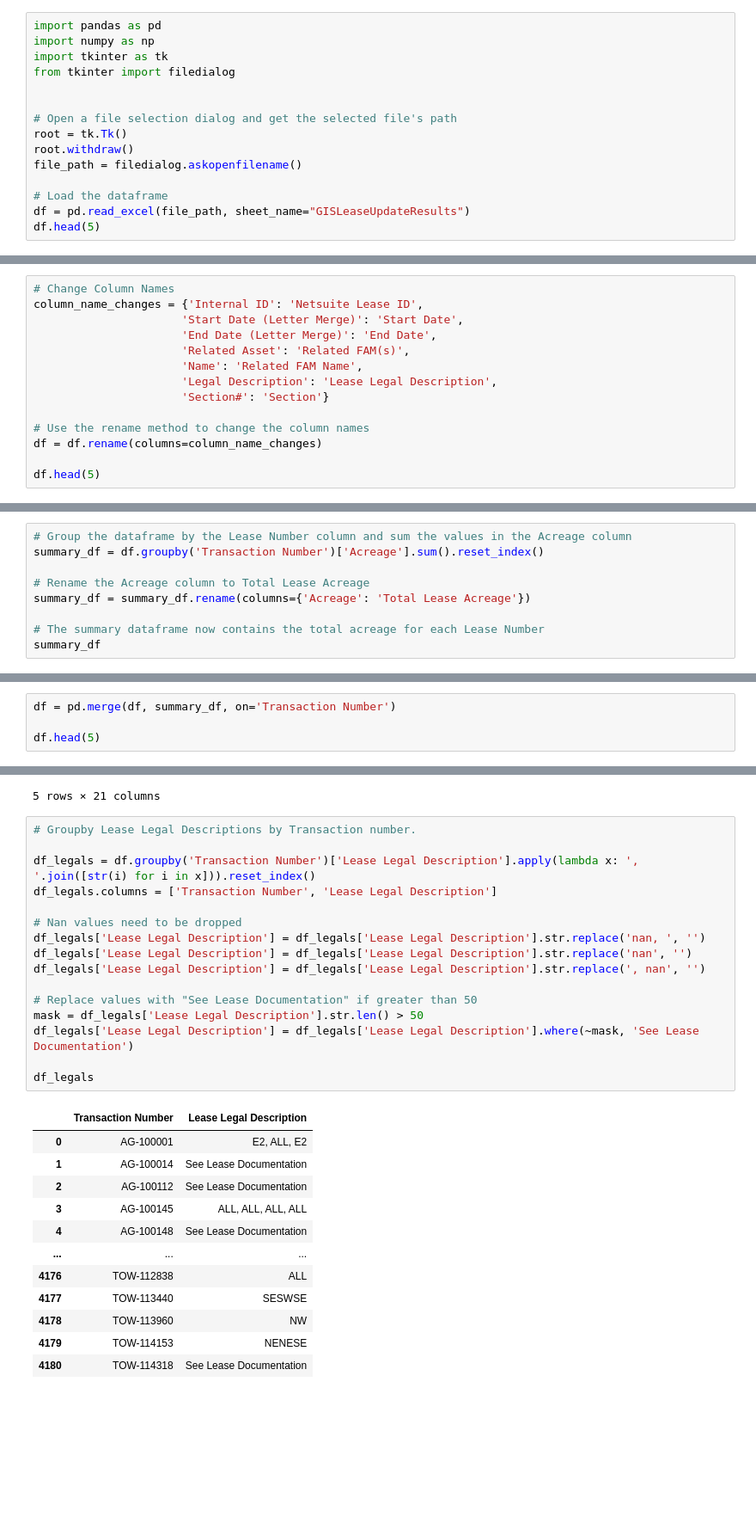
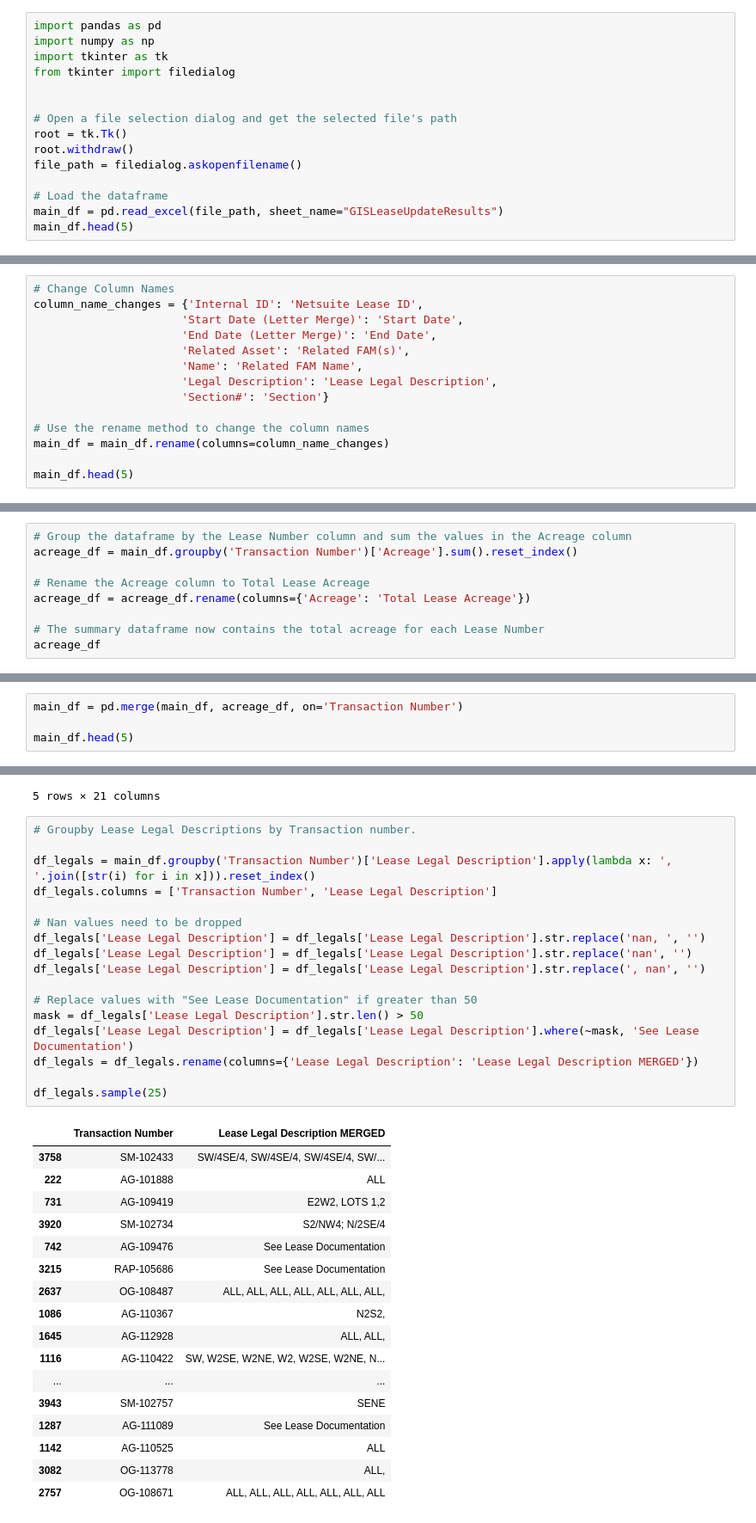
Before and after one commit to lawnshogan/Code, a Jupyter notebook: Python/DataScience/SLB_Lease_Update.ipynb, the cells around one changed output, grey strips where cells are left out. Shown at 86% size. Saved outputs shown, nothing was run; the diff lists cells and outputs as text; blank space fills up the shorter version.

Commit message:
Start Lease Update Script

```diff
--- a/Python/DataScience/SLB_Lease_Update.ipynb
+++ b/Python/DataScience/SLB_Lease_Update.ipynb
@@ -11,8 +11,8 @@ root.withdraw()
 file_path = filedialog.askopenfilename()
 
 # Load the dataframe
-df = pd.read_excel(file_path, sheet_name="GISLeaseUpdateResults")
-df.head(5)
+main_df = pd.read_excel(file_path, sheet_name="GISLeaseUpdateResults")
+main_df.head(5)
 # %% [output]
 |  | Internal ID | Lease Type | Lease Subtype | Transaction Number | Lessee(s) | Legacy Lease Number | ... |
 | 0 | 8601 | Agriculture | Agriculture | AG-100001 | CLARENCE G ELDRINGHOFF, SUSAN ELD... | AG 39761 | ... |
@@ -31,9 +31,9 @@ column_name_changes = {'Internal ID': 'Netsuite Lease ID',
                       'Section#': 'Section'}
 
 # Use the rename method to change the column names
-df = df.rename(columns=column_name_changes)
+main_df = main_df.rename(columns=column_name_changes)
 
-df.head(5)
+main_df.head(5)
 # %% [output]
 |  | Netsuite Lease ID | Lease Type | Lease Subtype | Transaction Number | Lessee(s) | Legacy Lease Number | ... |
 | 0 | 8601 | Agriculture | Agriculture | AG-100001 | CLARENCE G ELDRINGHOFF, SUSAN ELD... | AG 39761 | ... |
@@ -43,13 +43,13 @@ df.head(5)
 | 4 | 8704 | Agriculture | Grazing | AG-100014 | NATURE CONSERVANCY, DICK TANNER, ... | AG 42264 | ... |
 # %%
 # Group the dataframe by the Lease Number column and sum the values in the Acreage column
-summary_df = df.groupby('Transaction Number')['Acreage'].sum().reset_index()
+acreage_df = main_df.groupby('Transaction Number')['Acreage'].sum().reset_index()
 
 # Rename the Acreage column to Total Lease Acreage
-summary_df = summary_df.rename(columns={'Acreage': 'Total Lease Acreage'})
+acreage_df = acreage_df.rename(columns={'Acreage': 'Total Lease Acreage'})
 
 # The summary dataframe now contains the total acreage for each Lease Number
-summary_df
+acreage_df
 # %% [output]
 |  | Transaction Number | Total Lease Acreage |
 | 0 | AG-100001 | 960.000 |
@@ -65,9 +65,9 @@ summary_df
 | 4180 | TOW-114318 | 2.760 |
 4181 rows × 2 columns
 # %%
-df = pd.merge(df, summary_df, on='Transaction Number')
+main_df = pd.merge(main_df, acreage_df, on='Transaction Number')
 
-df.head(5)
+main_df.head(5)
 # %% [output]
 |  | Netsuite Lease ID | Lease Type | Lease Subtype | Transaction Number | Lessee(s) | Legacy Lease Number | ... |
 | 0 | 8601 | Agriculture | Agriculture | AG-100001 | CLARENCE G ELDRINGHOFF, SUSAN ELD... | AG 39761 | ... |
@@ -79,29 +79,35 @@ df.head(5)
 # %%
 # Groupby Lease Legal Descriptions by Transaction number.
 
-df_legals = df.groupby('Transaction Number')['Lease Legal Description'].apply(lambda x: ', '.join([str(i) for i in x])).reset_index()
+df_legals = main_df.groupby('Transaction Number')['Lease Legal Description'].apply(lambda x: ', '.join([str(i) for i in x])).reset_index()
 df_legals.columns = ['Transaction Number', 'Lease Legal Description']
 
 # Nan values need to be dropped
 df_legals['Lease Legal Description'] = df_legals['Lease Legal Description'].str.replace('nan, ', '')
 df_legals['Lease Legal Description'] = df_legals['Lease Legal Description'].str.replace('nan', '')
 df_legals['Lease Legal Description'] = df_legals['Lease Legal Description'].str.replace(', nan', '')
 
 # Replace values with "See Lease Documentation" if greater than 50
 mask = df_legals['Lease Legal Description'].str.len() > 50
 df_legals['Lease Legal Description'] = df_legals['Lease Legal Description'].where(~mask, 'See Lease Documentation')
+df_legals = df_legals.rename(columns={'Lease Legal Description': 'Lease Legal Description MERGED'})
 
-df_legals
+df_legals.sample(25)
 # %% [output]
-|  | Transaction Number | Lease Legal Description |
-| 0 | AG-100001 | E2, ALL, E2 |
-| 1 | AG-100014 | See Lease Documentation |
-| 2 | AG-100112 | See Lease Documentation |
-| 3 | AG-100145 | ALL, ALL, ALL, ALL |
-| 4 | AG-100148 | See Lease Documentation |
+|  | Transaction Number | Lease Legal Description MERGED |
+| 3758 | SM-102433 | SW/4SE/4, SW/4SE/4, SW/4SE/4, SW/... |
+| 222 | AG-101888 | ALL |
+| 731 | AG-109419 | E2W2, LOTS 1,2 |
+| 3920 | SM-102734 | S2/NW4; N/2SE/4 |
+| 742 | AG-109476 | See Lease Documentation |
+| 3215 | RAP-105686 | See Lease Documentation |
+| 2637 | OG-108487 | ALL, ALL, ALL, ALL, ALL, ALL, ALL, |
+| 1086 | AG-110367 | N2S2, |
+| 1645 | AG-112928 | ALL, ALL, |
+| 1116 | AG-110422 | SW, W2SE, W2NE, W2, W2SE, W2NE, N... |
 | ... | ... | ... |
-| 4176 | TOW-112838 | ALL |
-| 4177 | TOW-113440 | SESWSE |
-| 4178 | TOW-113960 | NW |
-| 4179 | TOW-114153 | NENESE |
-| 4180 | TOW-114318 | See Lease Documentation |
+| 3943 | SM-102757 | SENE |
+| 1287 | AG-111089 | See Lease Documentation |
+| 1142 | AG-110525 | ALL |
+| 3082 | OG-113778 | ALL, |
+| 2757 | OG-108671 | ALL, ALL, ALL, ALL, ALL, ALL, ALL |
```
Also changed, not shown: parts of 6 cells of this notebook.
